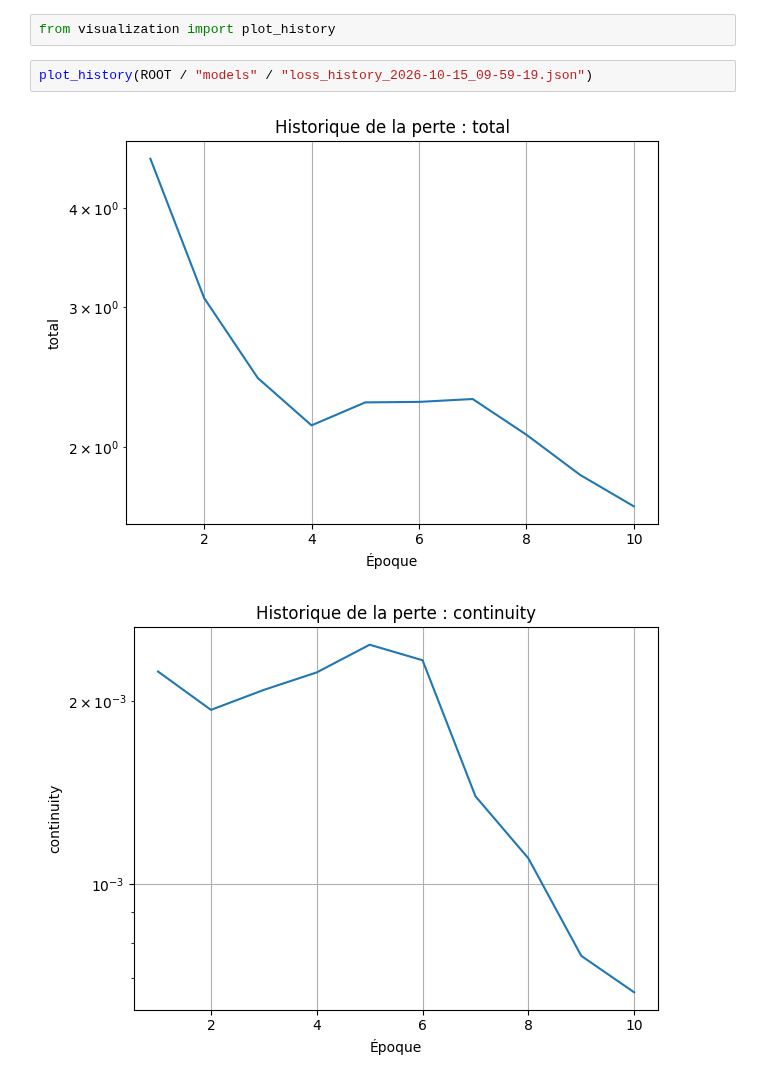
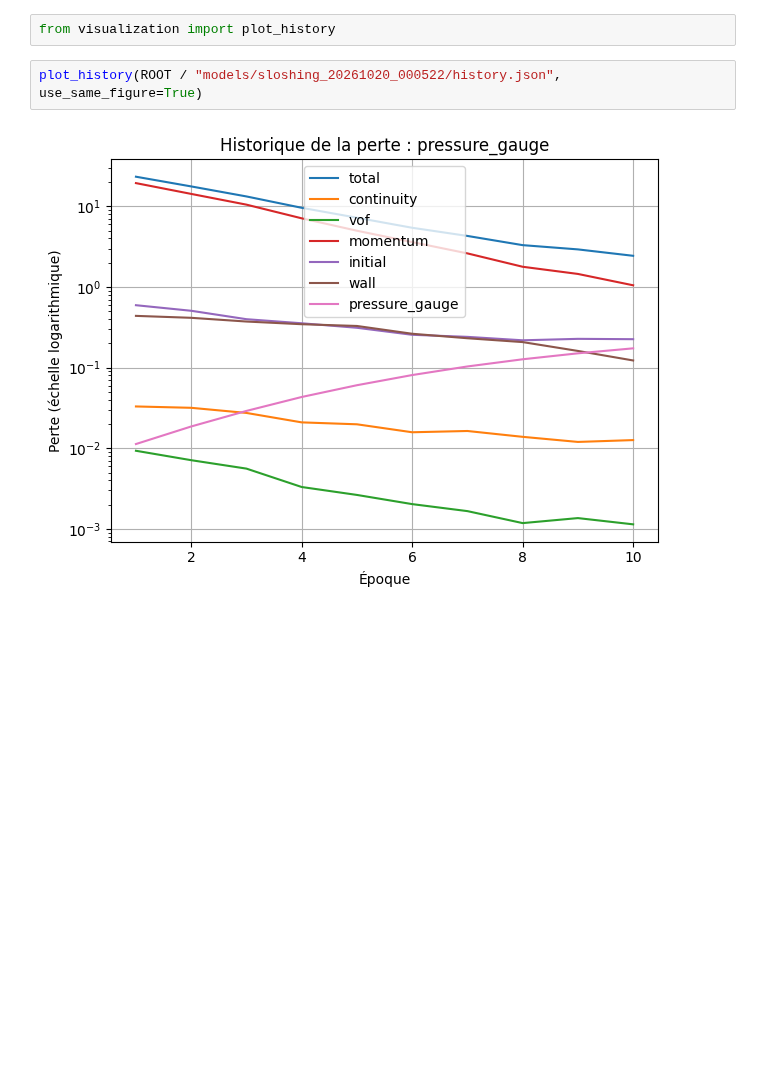
Before and after one commit to ludodo23/SINN, a Jupyter notebook: notebooks/01_train.ipynb, the cells around one changed output. Cells and saved outputs as stored; diff of their text form; blank space fills up the shorter version.

```diff
--- a/notebooks/01_train.ipynb
+++ b/notebooks/01_train.ipynb
@@ -55,7 +56,6 @@ Epoch    10 | total=1.6831e+00 | continuity=6.636e-04 | VOF=2.851e-04 | momentum
 # %%
 from visualization import plot_history
 # %%
-plot_history(ROOT / "models" / "loss_history_2026-10-15_09-59-19.json")
+plot_history(ROOT / "models/sloshing_20261020_000522/history.json", use_same_figure=True)
 # %% [output]
-[figure, old version]
+[figure, new version]
-[figure, removed]
```
Also changed, not shown: parts of 7 cells of this notebook, 9 other files.
